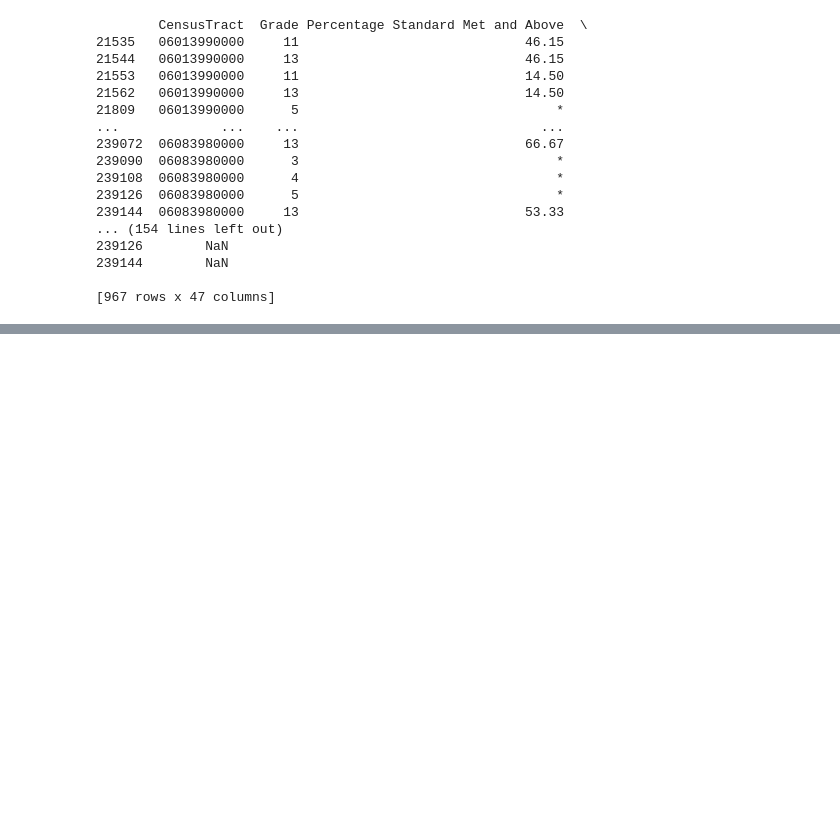
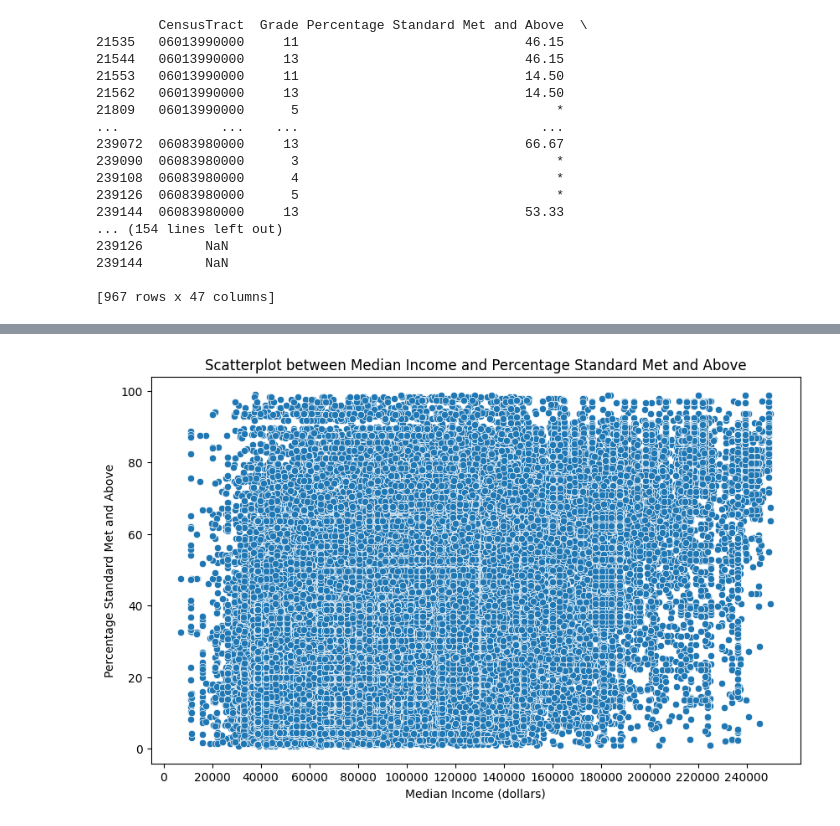
Before and after one commit to drpafowler/eddata, a Jupyter notebook: eda.ipynb, the cells around one changed output, grey strips where cells are left out. Saved outputs shown, nothing was run; the diff lists cells and outputs as text; code cells hidden in the pictures; blank space fills up the shorter version.

```diff
--- a/eda.ipynb
+++ b/eda.ipynb
@@ -184,0 +230,22 @@ There are several schools, the majority of which appear to be correctional facil
+# %%
+# Filter the DataFrame to include only grade 13
+df_filtered = df[df['Grade'] == 13]
+# Filter out rows where 'Percentage Standard Met and Above' is 0 or 100
+df_filtered = df_filtered[(df_filtered['Percentage Standard Met and Above'] > 0) & (df_filtered['Percentage Standard Met and Above'] < 100)]
+
+# Convert 'Estimate!!Households!!Median income (dollars)' to numeric
+df_filtered['Estimate!!Households!!Median income (dollars)'] = pd.to_numeric(df_filtered['Estimate!!Households!!Median income (dollars)'], errors='coerce')
+
+# Create a scatterplot with fewer x-axis tick marks
+plt.figure(figsize=(10, 6))
+sns.scatterplot(x='Estimate!!Households!!Median income (dollars)', y='Percentage Standard Met and Above', data=df_filtered)
+plt.xlabel('Median Income (dollars)')
+plt.ylabel('Percentage Standard Met and Above')
+plt.title('Scatterplot between Median Income and Percentage Standard Met and Above')
+
+# Reduce the number of x-axis tick marks
+plt.xticks(ticks=np.arange(0, df_filtered['Estimate!!Households!!Median income (dollars)'].max(), step=20000))
+
+plt.show()
+# %% [output]
+[figure, added]
```
Also changed, not shown: parts of 4 cells of this notebook.
